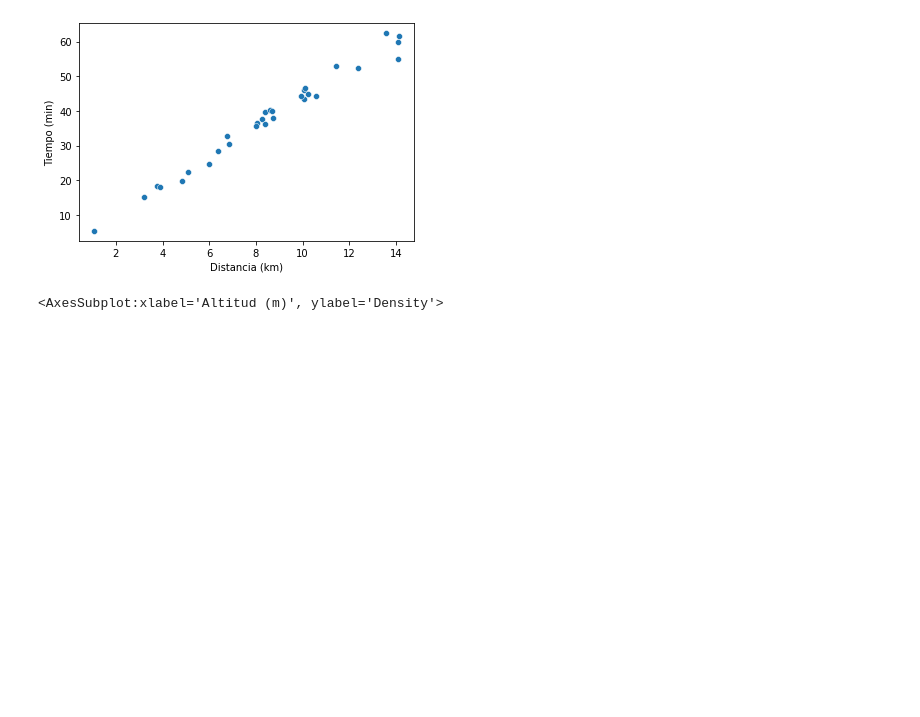
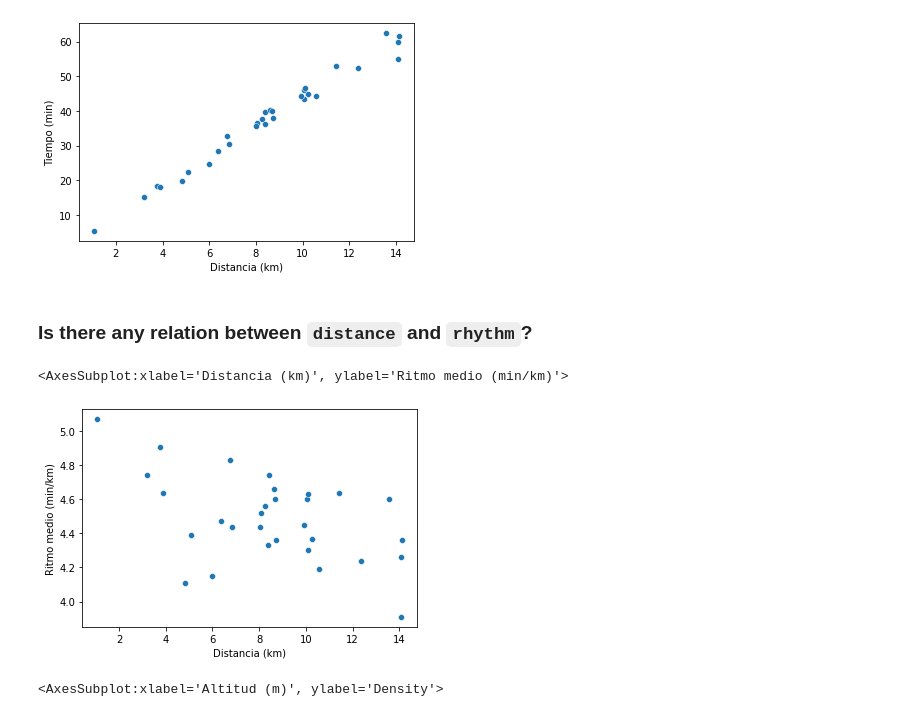
Before and after one commit to marcunu/API-Scrap, a Jupyter notebook: Visualization.ipynb, the cells around one changed output. Saved outputs shown, nothing was run; the diff lists cells and outputs as text; code cells hidden in the pictures; blank space fills up the shorter version.

```diff
--- a/Visualization.ipynb
+++ b/Visualization.ipynb
@@ -59,6 +76,13 @@ sns.scatterplot(x = strava['Distancia (km)'], y = strava['Tiempo (min)'])
 # %% [output]
 <AxesSubplot:xlabel='Distancia (km)', ylabel='Tiempo (min)'>
 [figure]
+# %% [markdown]
+### Is there any relation between `distance` and `rhythm`?
+# %%
+sns.scatterplot(x = strava['Distancia (km)'], y = strava['Ritmo medio (min/km)'])
+# %% [output]
+<AxesSubplot:xlabel='Distancia (km)', ylabel='Ritmo medio (min/km)'>
+[figure, added]
 # %%
 sns.kdeplot(x = strava['Altitud (m)'], hue =strava['Ciudad'])
 # %% [output]
```
Also changed, not shown: parts of 39 cells of this notebook, 1 other file.
